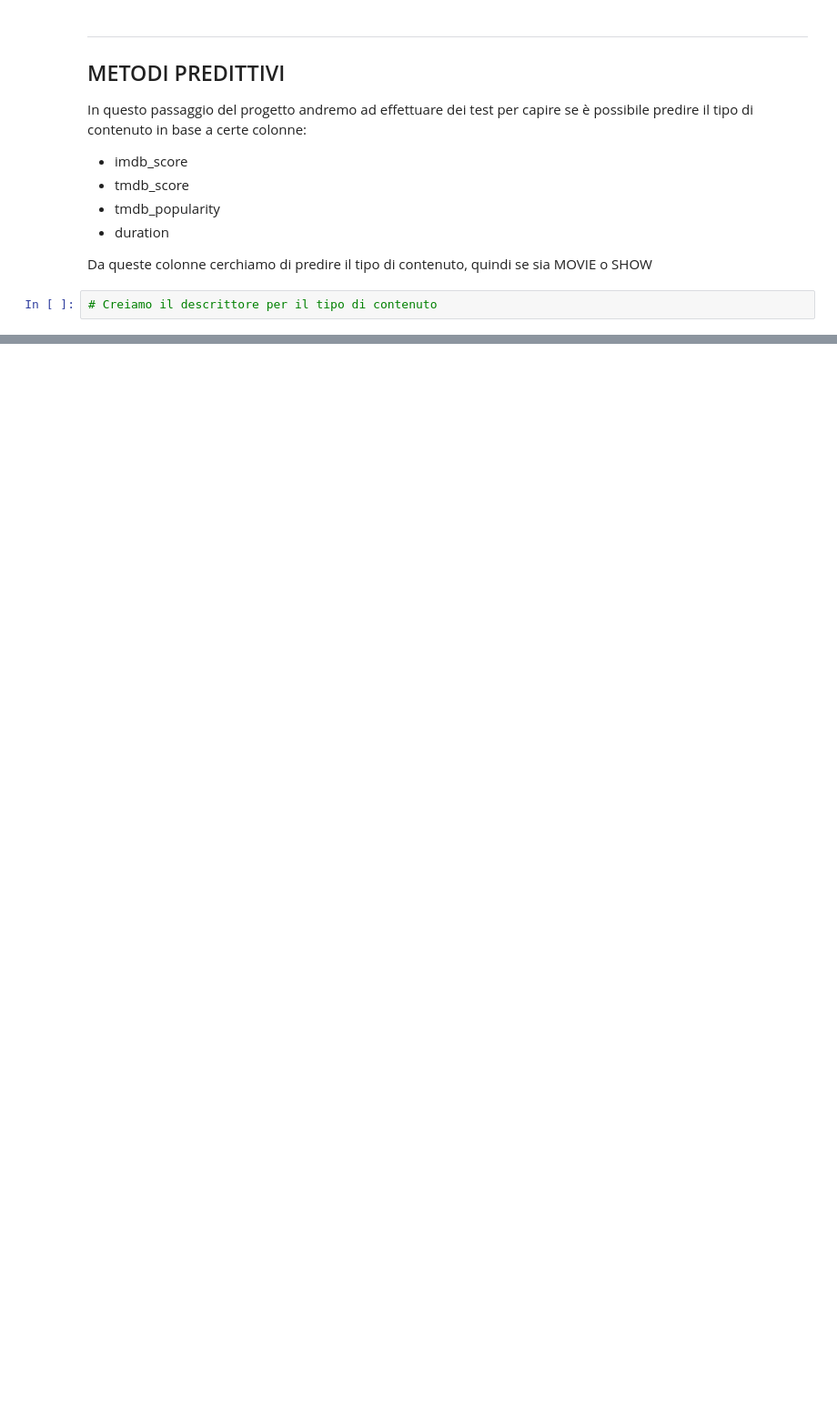
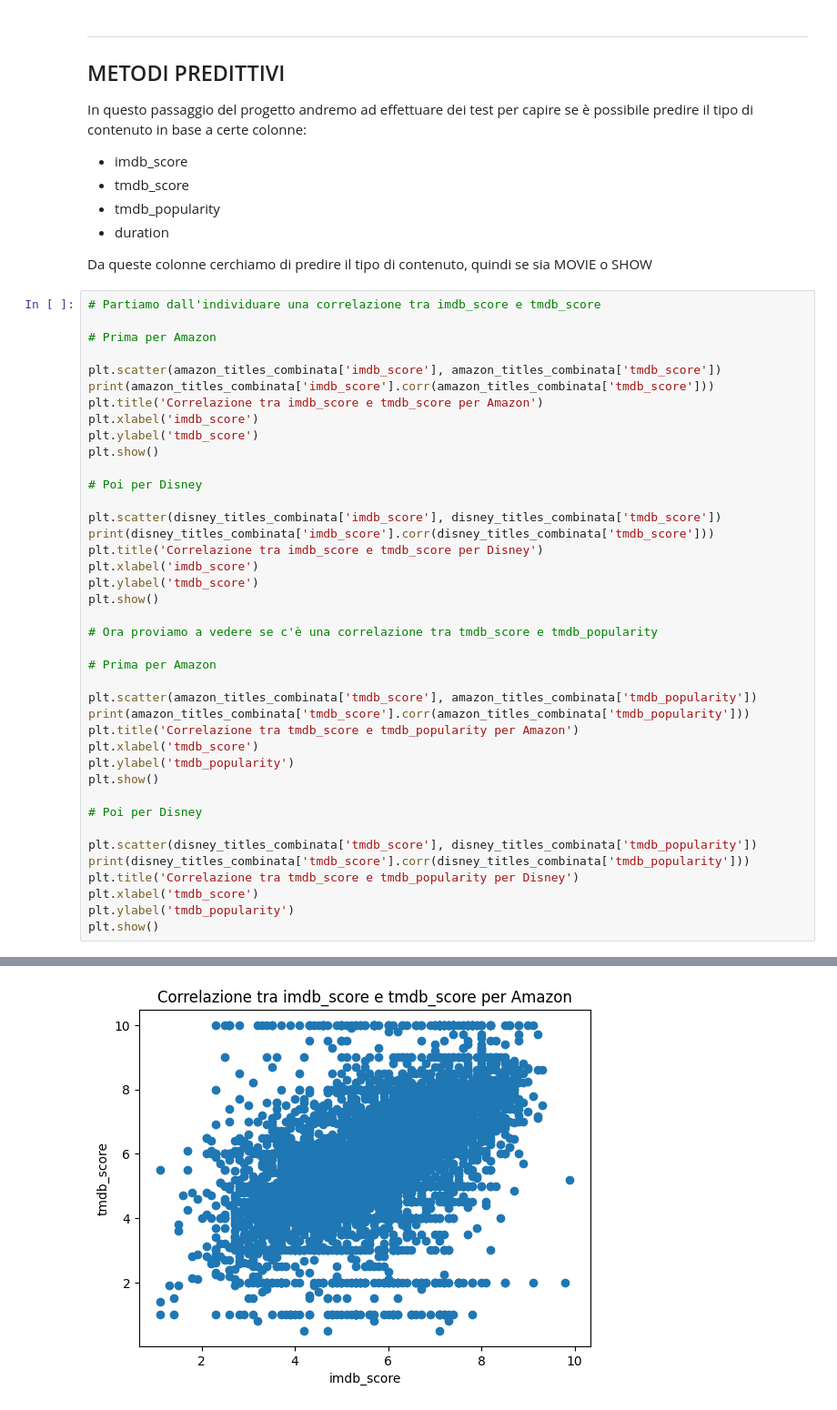
Before and after one commit to edotaggaedo/Progetto_finale_IDS, a Jupyter notebook: Progetto_Finale/ProgFin.ipynb, the cells around one changed output, grey strips where cells are left out. Shown at 91% size. Drawn from its saved outputs; the diff is of its cells as text; blank space fills up the shorter version.

```diff
--- a/Progetto_Finale/ProgFin.ipynb
+++ b/Progetto_Finale/ProgFin.ipynb
@@ -920,5 +916,44 @@ In questo passaggio del progetto andremo ad effettuare dei test per capire se è
 - duration
 
 Da queste colonne cerchiamo di predire il tipo di contenuto, quindi se sia MOVIE o SHOW
-# %%
-# Creiamo il descrittore per il tipo di contenuto
+# %%
+# Partiamo dall'individuare una correlazione tra imdb_score e tmdb_score
+
+# Prima per Amazon
+
+plt.scatter(amazon_titles_combinata['imdb_score'], amazon_titles_combinata['tmdb_score'])
+print(amazon_titles_combinata['imdb_score'].corr(amazon_titles_combinata['tmdb_score']))
+plt.title('Correlazione tra imdb_score e tmdb_score per Amazon')
+plt.xlabel('imdb_score')
+plt.ylabel('tmdb_score')
+plt.show()
+
+# Poi per Disney
+
+plt.scatter(disney_titles_combinata['imdb_score'], disney_titles_combinata['tmdb_score'])
+print(disney_titles_combinata['imdb_score'].corr(disney_titles_combinata['tmdb_score']))
+plt.title('Correlazione tra imdb_score e tmdb_score per Disney')
+plt.xlabel('imdb_score')
+plt.ylabel('tmdb_score')
+plt.show()
+
+# Ora proviamo a vedere se c'è una correlazione tra tmdb_score e tmdb_popularity
+
+# Prima per Amazon
+
+plt.scatter(amazon_titles_combinata['tmdb_score'], amazon_titles_combinata['tmdb_popularity'])
+print(amazon_titles_combinata['tmdb_score'].corr(amazon_titles_combinata['tmdb_popularity']))
+plt.title('Correlazione tra tmdb_score e tmdb_popularity per Amazon')
+plt.xlabel('tmdb_score')
+plt.ylabel('tmdb_popularity')
+plt.show()
+
+# Poi per Disney
+
+plt.scatter(disney_titles_combinata['tmdb_score'], disney_titles_combinata['tmdb_popularity'])
+print(disney_titles_combinata['tmdb_score'].corr(disney_titles_combinata['tmdb_popularity']))
+plt.title('Correlazione tra tmdb_score e tmdb_popularity per Disney')
+plt.xlabel('tmdb_score')
+plt.ylabel('tmdb_popularity')
+plt.show()
+# %% [output]
@@ -924,0 +961 @@ Da queste colonne cerchiamo di predire il tipo di contenuto, quindi se sia MOVIE
+[figure, added]
```
Also changed, not shown: parts of 7 cells of this notebook.
